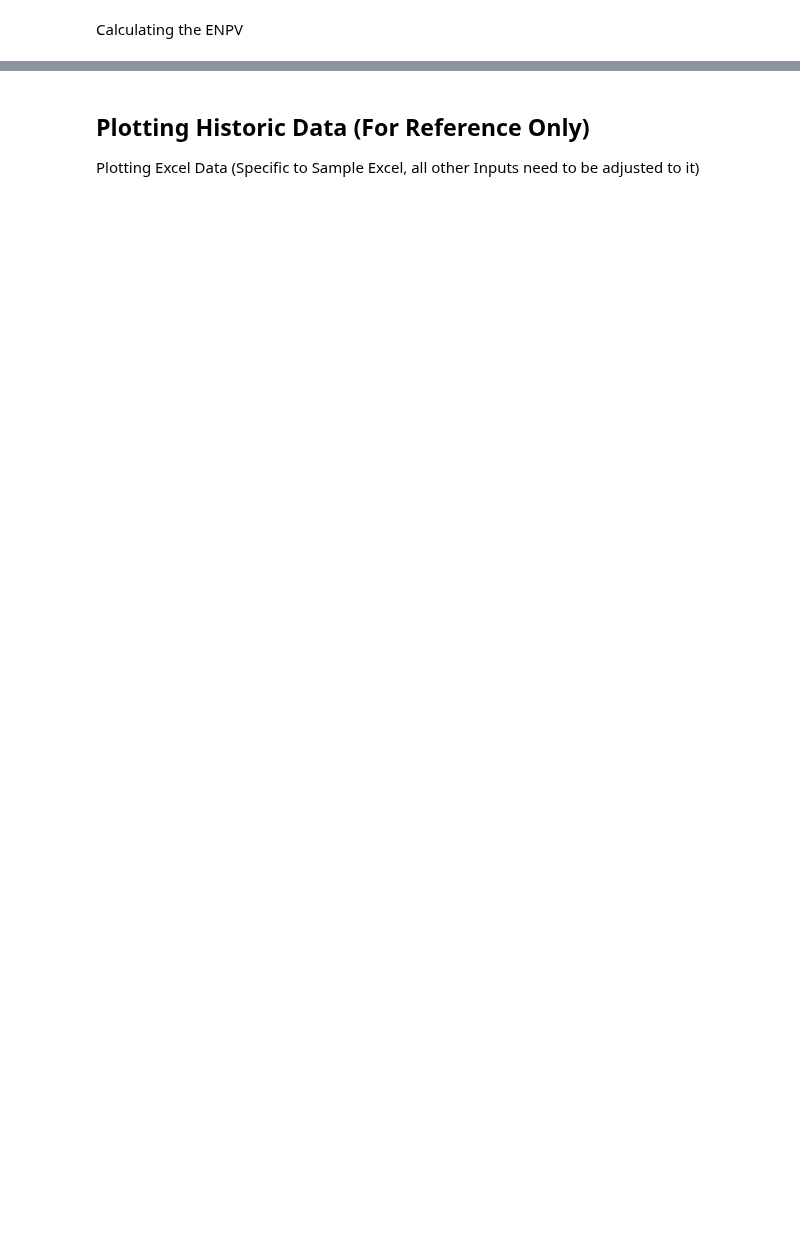
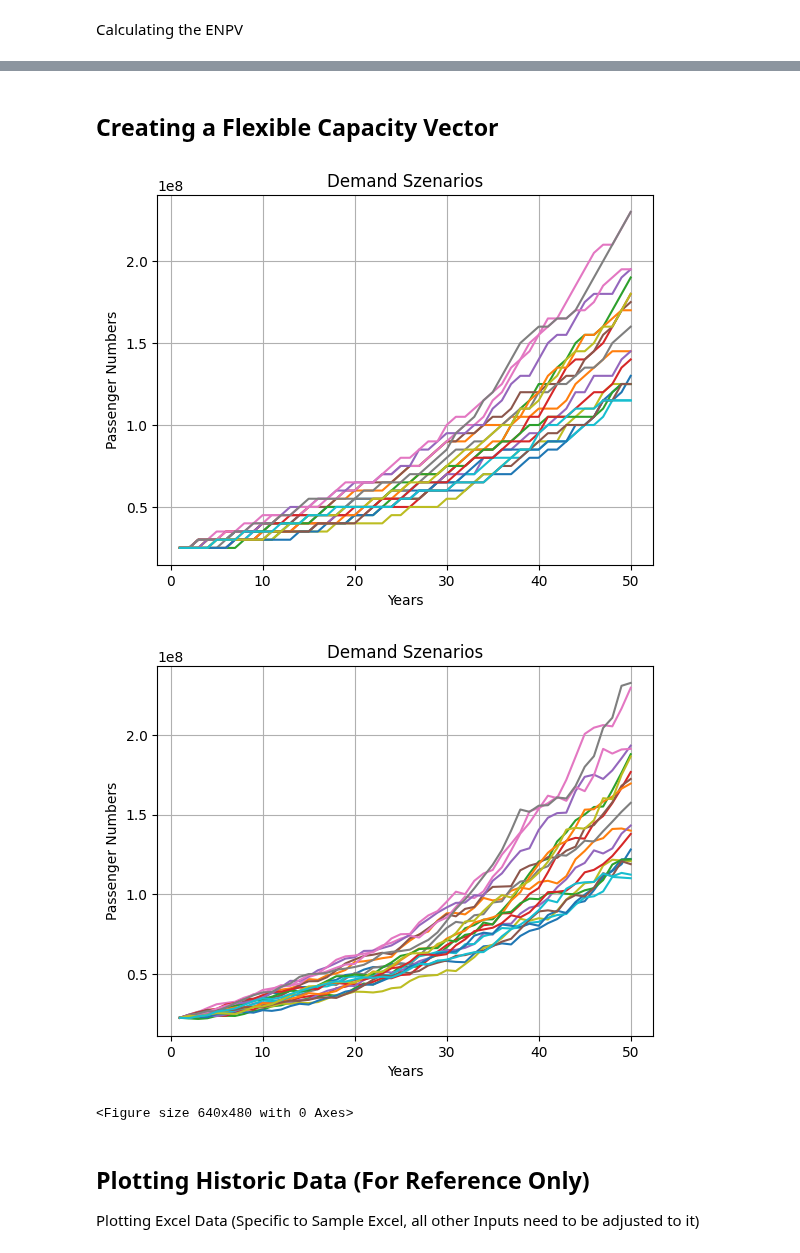
Before and after one commit to Oli767/VT1-Python-Files, a Jupyter notebook: VT1_with_Matrix_Import.ipynb, the cells around one changed output, grey strips where cells are left out. Cells and saved outputs as stored; diff of their text form; code cells hidden in the pictures; blank space fills up the shorter version.

```diff
--- a/VT1_with_Matrix_Import.ipynb
+++ b/VT1_with_Matrix_Import.ipynb
@@ -112,3 +131,19 @@ print("ENPV = ", ENPV)
+# %% [markdown]
+## Creating a Flexible Capacity Vector
+# %%
+# Initial Capacity
+K0 = 25000000
+# Capacity Increase Vector
+deltaK_Flex = [5000000, 10000000, 20000000]
+
+Flexible_Capacity = fn.Decision_Rule(D, K0, deltaK_Flex)
+
+fn.Scenario_plot(Flexible_Capacity)
+fn.Scenario_plot(D)
+# %% [output]
+[figure, added]
+[figure, added]
+<Figure size 640x480 with 0 Axes>
 # %% [markdown]
 ## Plotting Historic Data (For Reference Only)
 Plotting Excel Data (Specific to Sample Excel, all other Inputs need to be adjusted to it)
```
Also changed, not shown: parts of 7 cells of this notebook, 1 other file.
